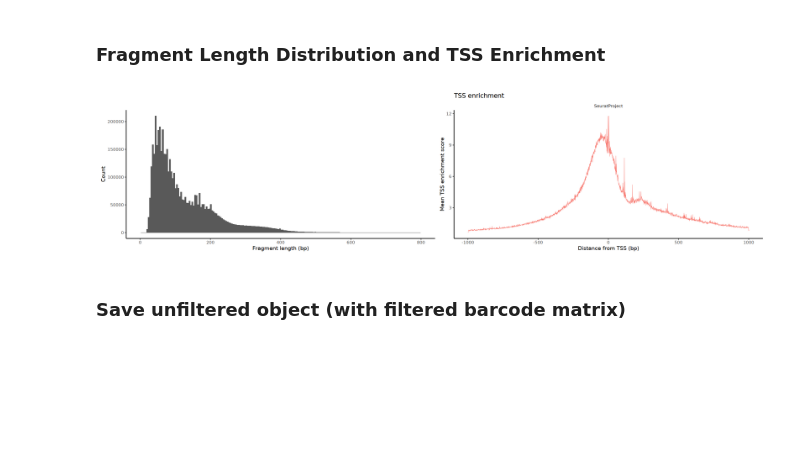
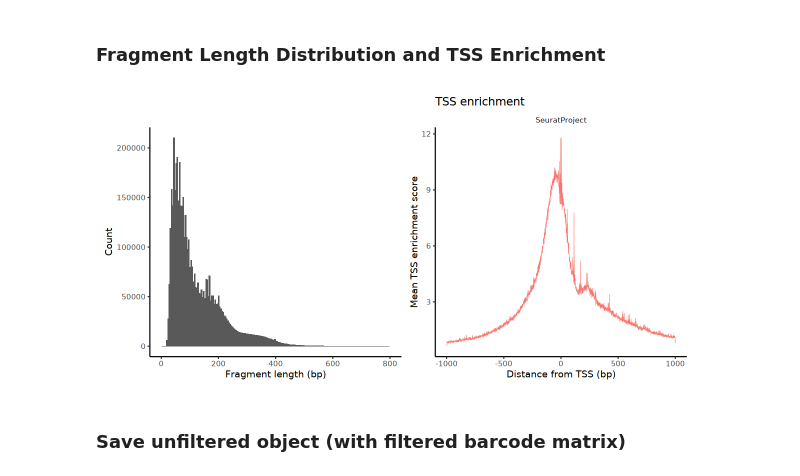
Before and after one commit to jinlabneurogenomics/Esr1development, a Jupyter notebook: src/v3_atac_new_E2/step1_qc/atac/E/1_qc_atac_E.ipynb, the cells around one changed output. Drawn from its saved outputs; the diff is of its cells as text; code cells hidden in the pictures; blank space fills up the shorter version.

```diff
--- a/src/v3_atac_new_E2/step1_qc/atac/E/1_qc_atac_E.ipynb
+++ b/src/v3_atac_new_E2/step1_qc/atac/E/1_qc_atac_E.ipynb
@@ -284,17 +305,19 @@ scatter6_marg
 # %% [markdown]
 ### Fragment Length Distribution and TSS Enrichment
 # %%
-options(repr.plot.width=20, repr.plot.height=5)
+options(repr.plot.width=10, repr.plot.height=5)
 
-plot1 <- FragmentHistogram(object=obj,
+FragmentHistogramPlot <- FragmentHistogram(object=obj,
                            region = "chr1-1-195471971",    # http://hgdownload.cse.ucsc.edu/goldenpath/mm10/bigZips/mm10.chrom.sizes
                            assay='ATAC')
 
-plot2 <- TSSPlot(object=obj, assay='ATAC')
+TSSDistrPlot <- TSSPlot(object=obj, assay='ATAC')
 
-(plot1 | plot2)
+combined_plot <- FragmentHistogramPlot | TSSDistrPlot
+
+combined_plot
 # %% [output]
-[figure, old version]
+[figure, new version]
 # %% [markdown]
 ### Save unfiltered object (with filtered barcode matrix)
 # %%
```
Also changed, not shown: parts of 8 cells of this notebook, 5 other files.
